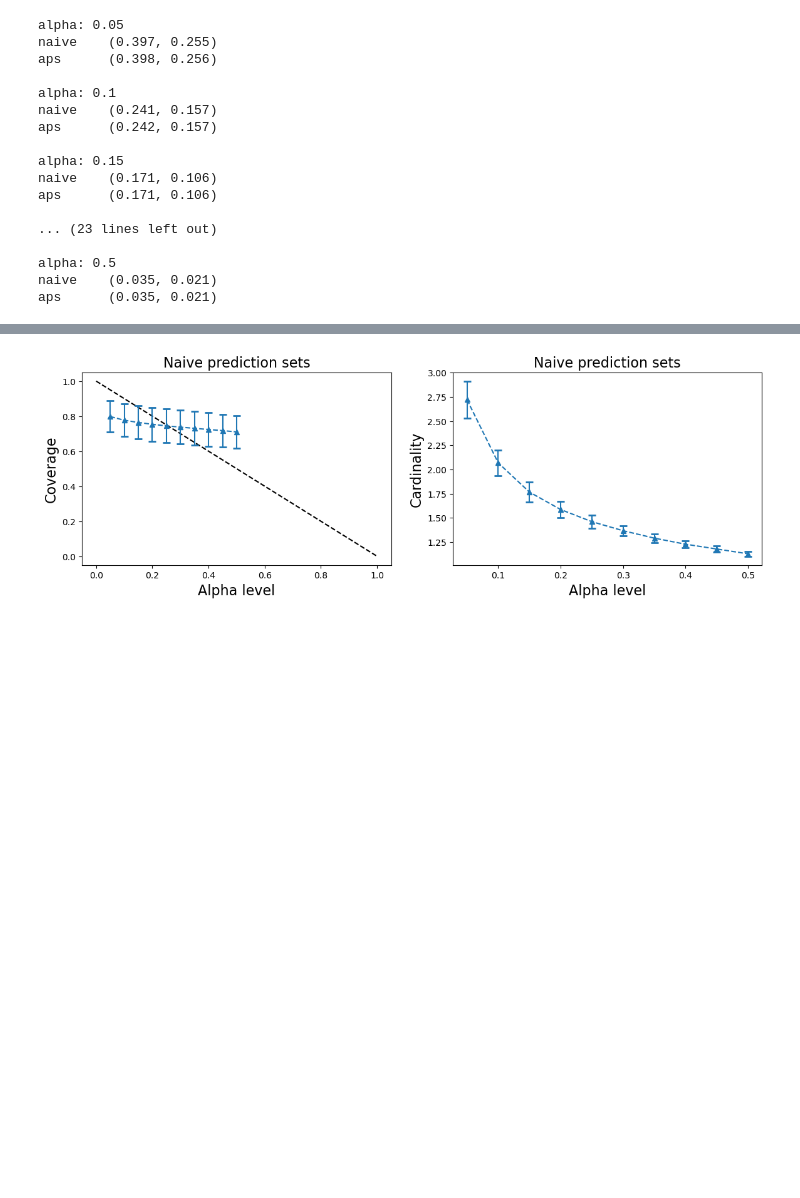
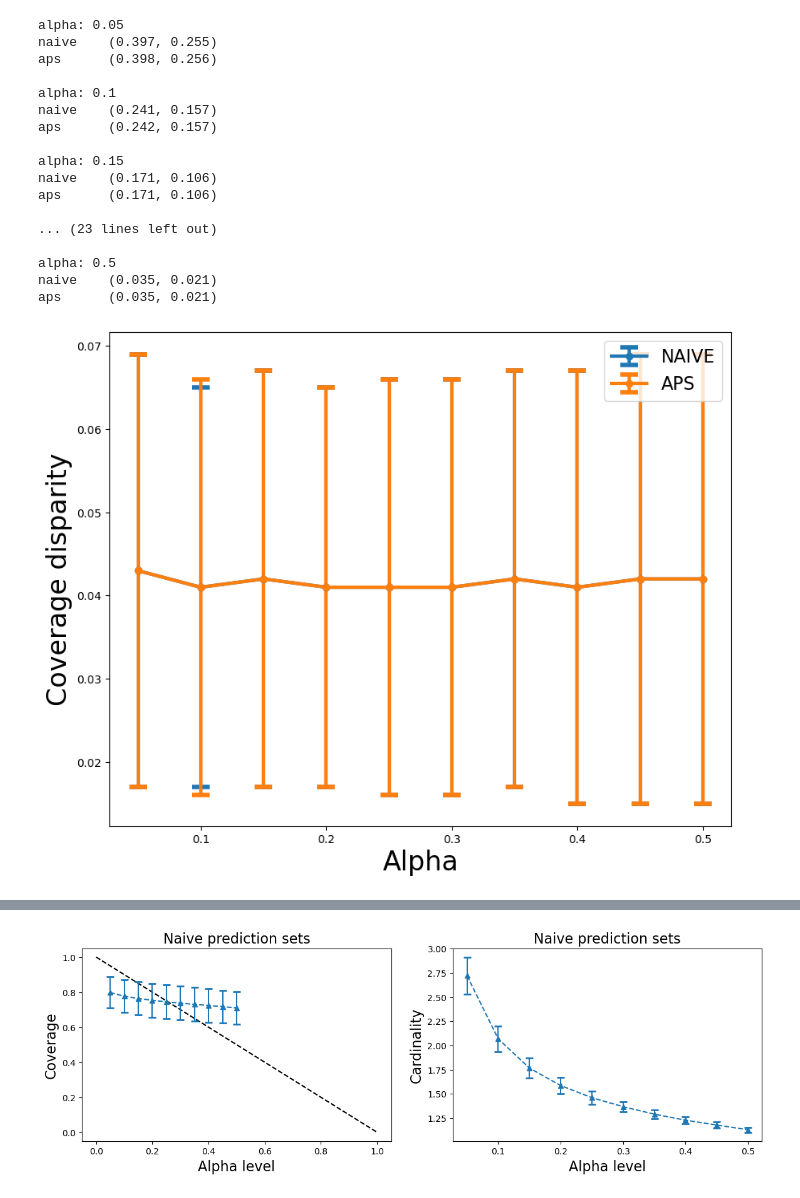
Before and after one commit to quannhoang/cs598project, a Jupyter notebook: conformal_prediction.ipynb, the cells around one changed output, grey strips where cells are left out. Saved outputs shown, nothing was run; the diff lists cells and outputs as text; code cells hidden in the pictures; blank space fills up the shorter version.

Commit message:
Add disparity graphs

```diff
--- a/conformal_prediction.ipynb
+++ b/conformal_prediction.ipynb
@@ -224,3 +234,35 @@ aps      (0.171, 0.106)
 alpha: 0.5
 naive    (0.035, 0.021)
 aps      (0.035, 0.021)
+# %%
+plt.figure(figsize=(10, 8))
+
+plt.xticks(np.arange(0, 1.1, 0.1))
+plt.xlabel('Alpha', fontsize=24)
+plt.ylabel('Coverage disparity', fontsize=24)
+
+plt.errorbar(
+    coverage_disparity.keys(),
+    [x['naive'][0] for x in coverage_disparity.values()],
+    yerr=[x['naive'][1] for x in coverage_disparity.values()],
+    marker='o',
+    lw=3,
+    capsize=8,
+    capthick=4,
+    label='NAIVE',
+)
+plt.errorbar(
+    coverage_disparity.keys(),
+    [x['aps'][0] for x in coverage_disparity.values()],
+    yerr=[x['aps'][1] for x in coverage_disparity.values()],
+    marker='o',
+    lw=3,
+    capsize=8,
+    capthick=4,
+    label='APS',
+)
+
+plt.legend(fontsize=16)
+plt.show()
+# %% [output]
+[figure, added]
```
Also changed, not shown: parts of 3 cells of this notebook.
